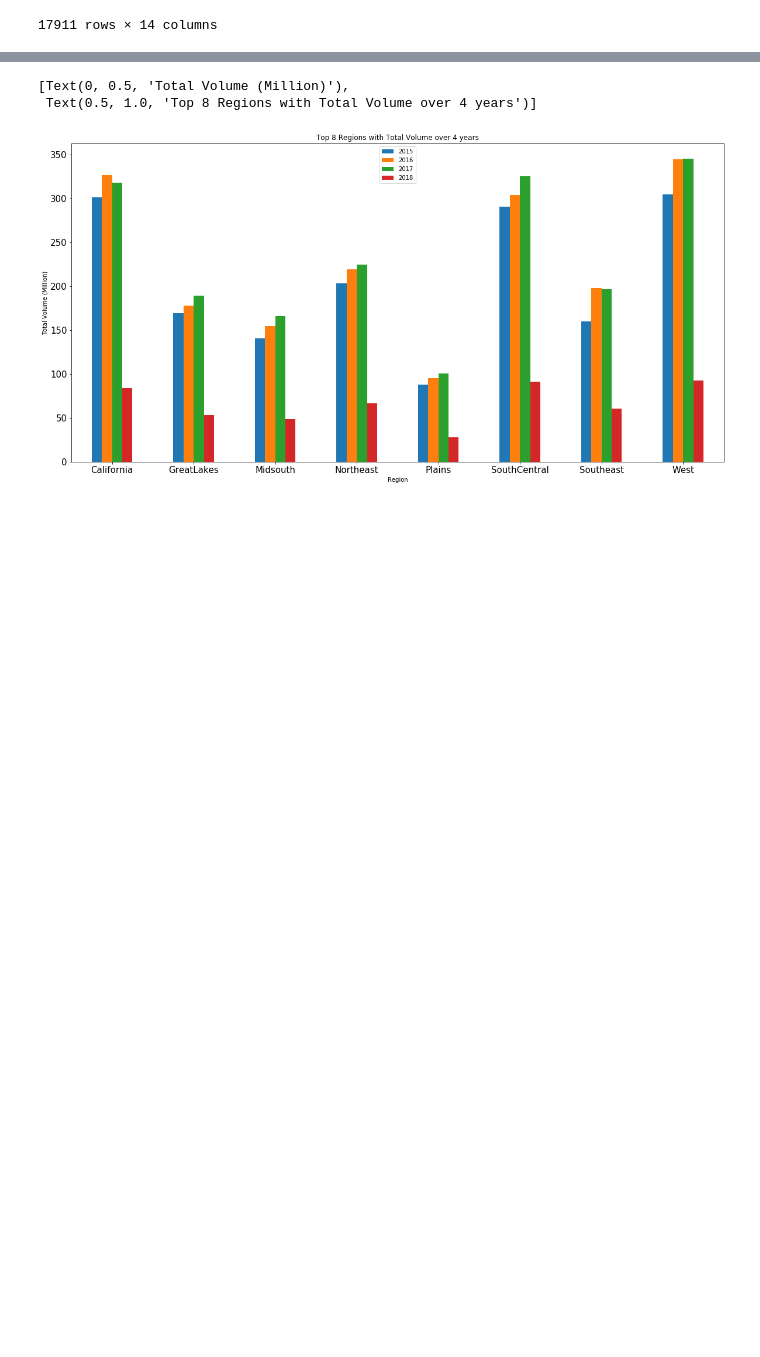
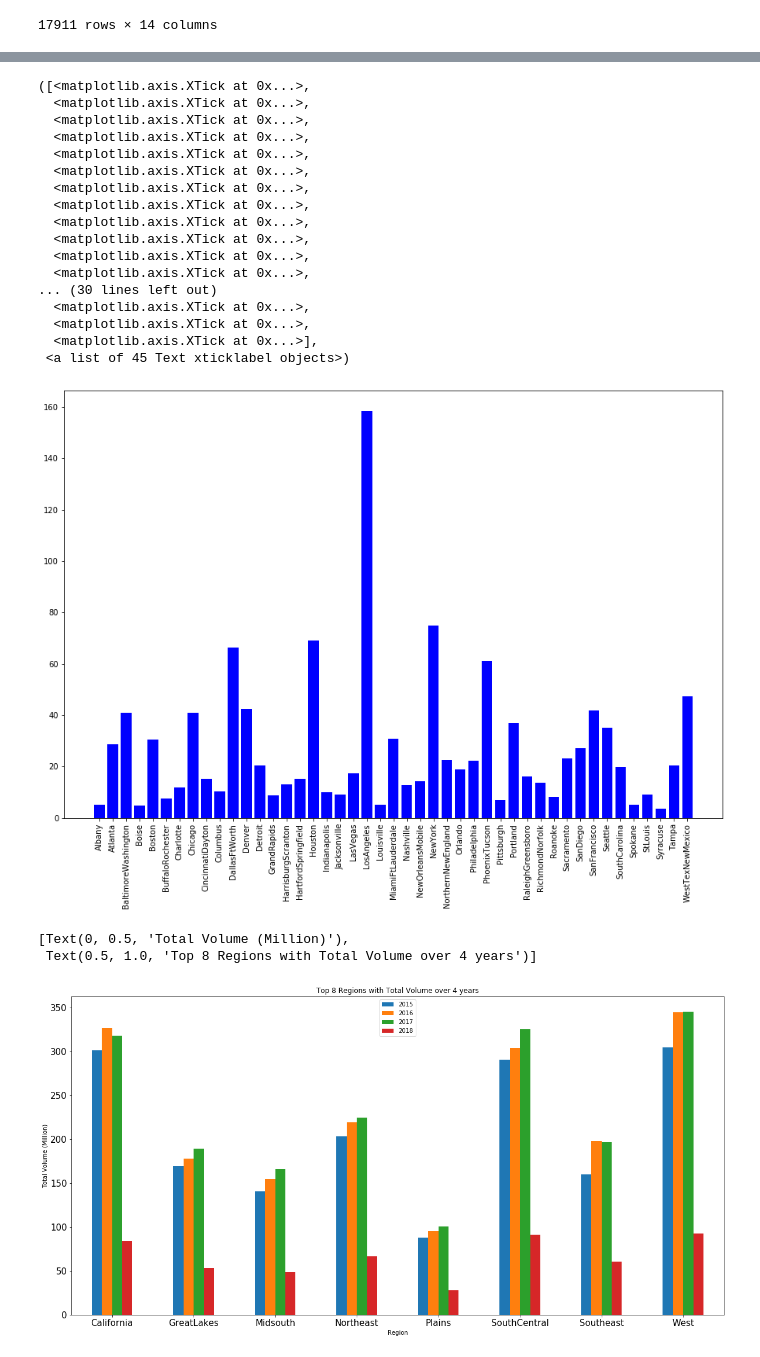
Before and after one commit to busy0312/Porject-1_-Team5, a Jupyter notebook: Avocado_Data Analysis.ipynb, the cells around one changed output, grey strips where cells are left out. Drawn from its saved outputs; the diff is of its cells as text; code cells hidden in the pictures; blank space fills up the shorter version.

```diff
--- a/Avocado_Data Analysis.ipynb
+++ b/Avocado_Data Analysis.ipynb
@@ -100,3 +155,30 @@ plt.xticks(tick_locations, Without_8.index,rotation='vertical')
+# %%
+Without_8=totalvol_sum.drop(['California','GreatLakes','Midsouth','Northeast','Plains','SouthCentral','Southeast','West'])
+x_axis = np.arange(len(Without_8))
+tick_locations = [value for value in x_axis]
+plt.figure(figsize=(15,10))
+plt.bar(x_axis,Without_8['2017'], color="b")
+tick_locations = [value for value in x_axis]
+plt.xticks(tick_locations, Without_8.index,rotation='vertical')
+# %% [output]
+([<matplotlib.axis.XTick at 0x...>,
+  <matplotlib.axis.XTick at 0x...>,
+  <matplotlib.axis.XTick at 0x...>,
+  <matplotlib.axis.XTick at 0x...>,
+  <matplotlib.axis.XTick at 0x...>,
+  <matplotlib.axis.XTick at 0x...>,
+  <matplotlib.axis.XTick at 0x...>,
+  <matplotlib.axis.XTick at 0x...>,
+  <matplotlib.axis.XTick at 0x...>,
+  <matplotlib.axis.XTick at 0x...>,
+  <matplotlib.axis.XTick at 0x...>,
+  <matplotlib.axis.XTick at 0x...>,
+... (30 lines left out)
+  <matplotlib.axis.XTick at 0x...>,
+  <matplotlib.axis.XTick at 0x...>,
+  <matplotlib.axis.XTick at 0x...>],
+ <a list of 45 Text xticklabel objects>)
+[figure, added]
 # %%
 top8=totalvol_sum.loc[['California','GreatLakes','Midsouth','Northeast','Plains','SouthCentral','Southeast','West']]
 fig, ax = plt.subplots()
```
Also changed, not shown: parts of 5 cells of this notebook, 1 other file.
